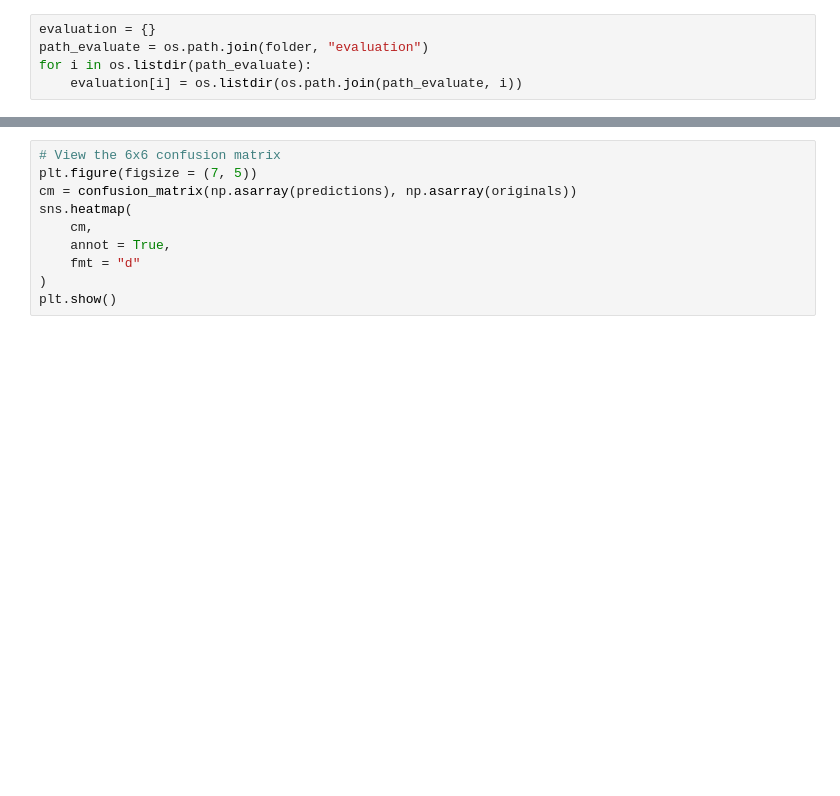
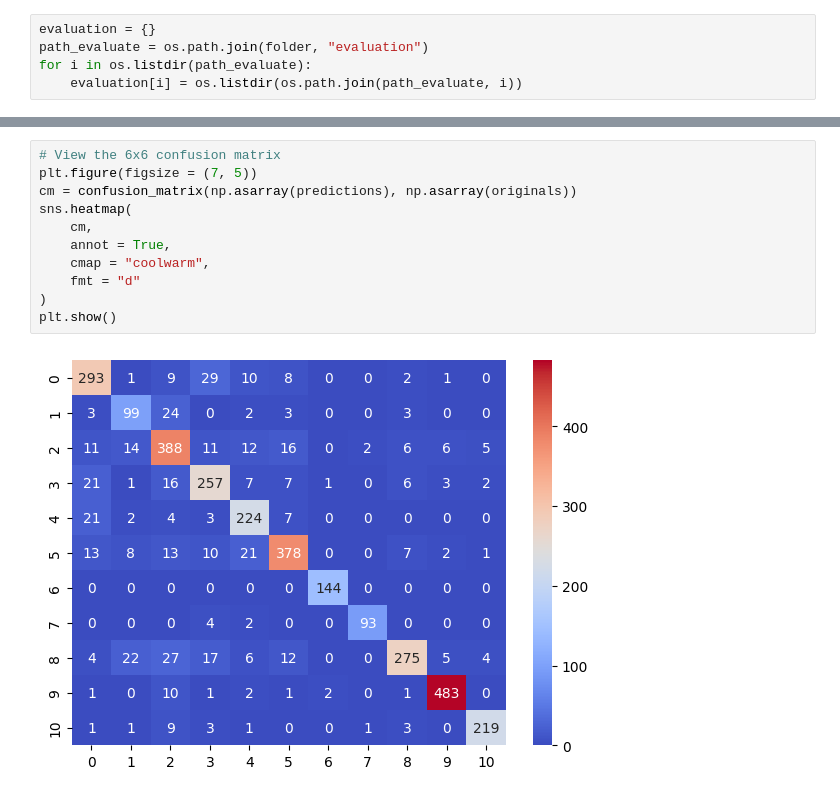
Before and after one commit to Dan-njuguna/food_vision, a Jupyter notebook: food-classification-with-transfer-learning.ipynb, the cells around one changed output, grey strips where cells are left out. Saved outputs shown, nothing was run; the diff lists cells and outputs as text; blank space fills up the shorter version.

```diff
--- a/food-classification-with-transfer-learning.ipynb
+++ b/food-classification-with-transfer-learning.ipynb
@@ -545,10 +526,13 @@ print(classification_report(np.asarray(predictions), np.asarray(originals)))
 # %%
 # View the 6x6 confusion matrix
 plt.figure(figsize = (7, 5))
 cm = confusion_matrix(np.asarray(predictions), np.asarray(originals))
 sns.heatmap(
     cm,
     annot = True,
+    cmap = "coolwarm",
     fmt = "d"
 )
 plt.show()
+# %% [output]
+[figure, added]
```
Also changed, not shown: parts of 3 cells of this notebook.
